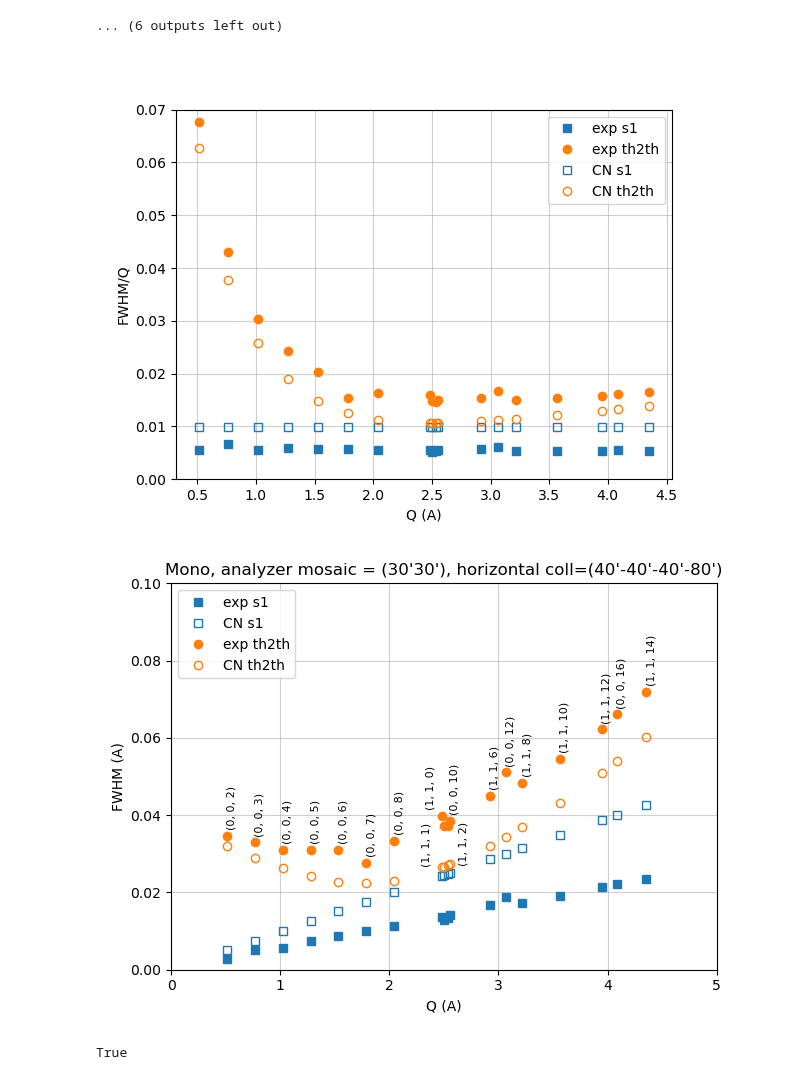
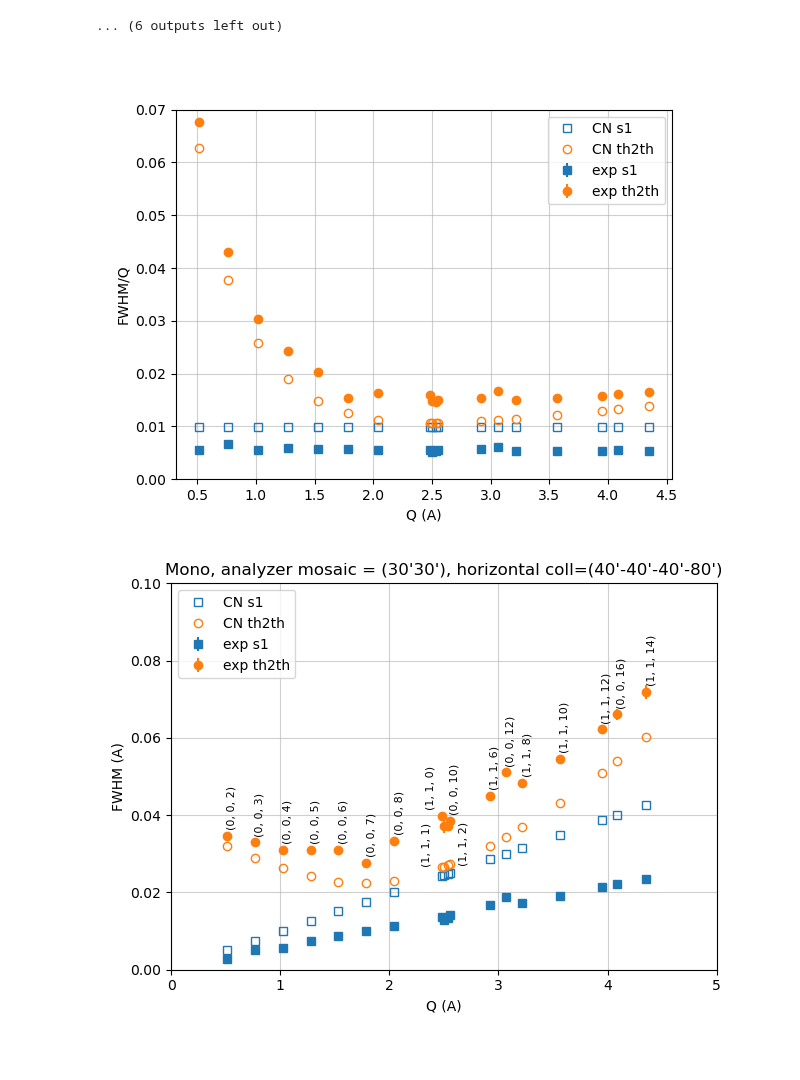
Before and after one commit to neutrons/TAVI, a Jupyter notebook: notebooks/La2Ni7_HB1A_resolution.ipynb, the cells around one changed output. Cells and saved outputs as stored; diff of their text form; code cells hidden in the pictures.

```diff
--- a/notebooks/La2Ni7_HB1A_resolution.ipynb
+++ b/notebooks/La2Ni7_HB1A_resolution.ipynb
@@ -174,8 +174,8 @@ def analyze_fwhm(hkl, scans, fit_ranges):
 
     return (np.mean(s1.data.get("q")),
             np.mean(s1.data.get("s1")),
-            result_th2th.params["s1_fwhm"].value,
-            result_s1.params["s1_fwhm"].value,
+            result_th2th,
+            result_s1,
             rez.coh_fwhms(axis=0),
             rez.coh_fwhms(axis=1))
 # %%
@@ -235,20 +235,20 @@ scan_info=(((0,0,2), (132,133),(None,None)),
 q_list=[]
 s1_list=[]
 hkl_list=[]
-exp_fwhm_th2th=[]
-exp_fwhm_s1=[]
+exp_th2th=[]
+exp_s1=[]
 cn_fwhm_th2th=[]
 cn_fwhm_s1=[]
 
 for info in scan_info:
     hkl, scans, fit_ranges = info
-    q, s1,fwhm_th2th, fwhm_s1, cn_th2th, cn_s1= analyze_fwhm(hkl, scans, fit_ranges)
+    q, s1,th2th, s1, cn_th2th, cn_s1= analyze_fwhm(hkl, scans, fit_ranges)
     # ------------------ collect output ---------------------------
     hkl_list.append(hkl)
     q_list.append(q)
     s1_list.append(s1)
-    exp_fwhm_th2th.append(fwhm_th2th)
-    exp_fwhm_s1.append(fwhm_s1)
+    exp_th2th.append(th2th)
+    exp_s1.append(s1)
     cn_fwhm_th2th.append(cn_th2th)
     cn_fwhm_s1.append(cn_s1)
 # %% [output]
@@ -270,47 +270,48 @@ fig, ax=plt.subplots()
 ax.set_xlabel("Q (A)")
 ax.set_ylabel("FWHM/Q")
 ax.set_ylim([0,0.07])
-ax.plot(q_list,np.array(exp_fwhm_s1)/np.array(q_list),'s',label="exp s1")
-ax.plot(q_list,np.array(exp_fwhm_th2th)/np.array(q_list),'o',label="exp th2th")
+ax.errorbar(q_list,np.array([s1.params["s1_fwhm"].value for s1 in exp_s1])/np.array(q_list),\
+            yerr=np.array([s1.params["s1_fwhm"].stderr for s1 in exp_s1])/np.array(q_list), fmt="s",label="exp s1")
+ax.errorbar(q_list,np.array([th2th.params["s1_fwhm"].value for th2th in exp_th2th])/np.array(q_list),\
+            yerr=np.array([th2th.params["s1_fwhm"].stderr for th2th in exp_th2th])/np.array(q_list), fmt ='o',label="exp th2th")
 ax.plot(q_list,np.array(cn_fwhm_s1)/np.array(q_list),'s', markerfacecolor='none',label="CN s1",c="C0")
 ax.plot(q_list,np.array(cn_fwhm_th2th)/np.array(q_list),'o', markerfacecolor='none',label="CN th2th",c="C1")
 
 ax.legend()
 ax.grid(alpha=0.6)
 # %% [output]
-[figure, old version]
+[figure, new version]
 # %%
 fig, ax=plt.subplots()
 ax.set_xlabel("Q (A)")
 ax.set_ylabel("FWHM (A)")
 ax.set_ylim([0,0.1])
 ax.set_xlim([0,5])
-ax.plot(q_list,exp_fwhm_s1,'s',label="exp s1")
+exp_fwhm_s1=np.array([s1.params["s1_fwhm"].value for s1 in exp_s1])
+exp_fwhm_th2th=np.array([th2th.params["s1_fwhm"].value for th2th in exp_th2th])
+ax.errorbar(q_list,exp_fwhm_s1,\
+            yerr=np.array([s1.params["s1_fwhm"].stderr for s1 in exp_s1]), fmt="s",label="exp s1")
 ax.plot(q_list,cn_fwhm_s1,'s', markerfacecolor='none',label="CN s1",c="C0")
-ax.plot(q_list,exp_fwhm_th2th,'o',label="exp th2th")
+ax.errorbar(q_list,exp_fwhm_th2th,\
+            yerr=np.array([th2th.params["s1_fwhm"].stderr for th2th in exp_th2th]), fmt ='o',label="exp th2th")
 ax.plot(q_list,cn_fwhm_th2th,'o', markerfacecolor='none',label="CN th2th",c="C1")
 for i, hkl in enumerate(hkl_list):
     x=q_list[i]
     y= exp_fwhm_th2th[i]+0.002
     # mannual ajdjust position
     if hkl ==(1,1,0):
         x-=0.15
     if hkl ==(1,1,1):
         x-=0.2
         y-=0.012
     if hkl==(1,1,2):
         x+=0.1
         y-=0.012
-
     ax.annotate(hkl, (x,y),rotation=90,fontsize=8)
 
 ax.legend(loc=2)
 ax.grid(alpha=0.6)
 ax.set_title("Mono, analyzer mosaic = (30'30'), horizontal coll=(40'-40'-40'-80')")
 plt.tight_layout()
 # %% [output]
-[figure, old version]
+[figure, new version]
-# %%
-hkl_list[0]==(0,0,2)
-# %% [output]
-True
```
Also changed, not shown: parts of 3 cells of this notebook, 6 other files.
